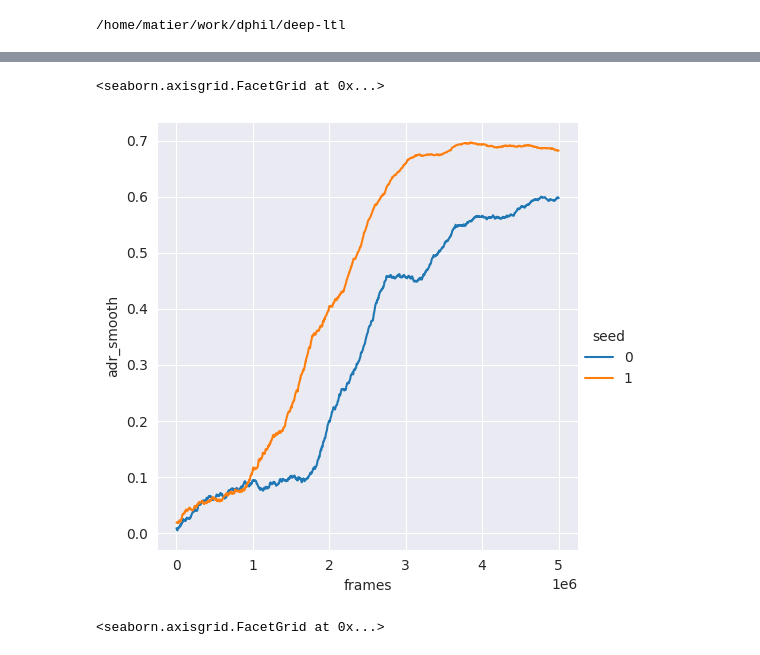
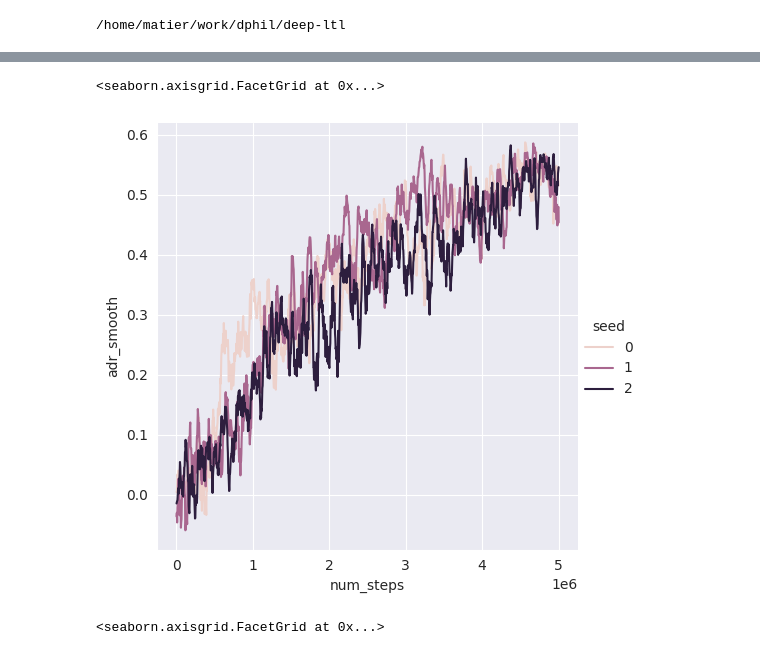
Before and after one commit to mattiagiuri/ltl_gnn, a Jupyter notebook: src/plot.ipynb, the cells around one changed output, grey strips where cells are left out. Cells and saved outputs as stored; diff of their text form; code cells hidden in the pictures.

```diff
--- a/src/plot.ipynb
+++ b/src/plot.ipynb
@@ -23,13 +23,13 @@ def process_logs(experiment, smooth_radius=100):
     for seed in seeds:
         df = pd.read_csv(f'{path}/{seed}/log.csv')
         df['alg'] = experiment
-        df['smooth'] = smooth(df['return_per_episode_mean'], smooth_radius)
+        df['return'] = df['return_per_episode_mean']
         df['seed'] = seed
-        for col in ['return_per_episode_mean', 'adr', 'arps']:
+        for col in ['return', 'adr', 'arps']:
             df[f'{col}_smooth'] = smooth(df[col], smooth_radius)
         dfs.append(df)
     return pd.concat(dfs)
 # %%
-exp = 'parserefactor'
+exp = 'single'
 df = process_logs(exp, smooth_radius=100)
 # %%
@@ -56,8 +44,8 @@ df
 # %%
-sns.relplot(df, x='frames', y='adr_smooth', kind='line', hue='seed')
+sns.relplot(df, x='num_steps', y='adr_smooth', kind='line', hue='seed')
 # %% [output]
 <seaborn.axisgrid.FacetGrid at 0x...>
-[figure, old version]
+[figure, new version]
 # %%
 sns.relplot(df[df['alg'] =='big_refactor0'], x='frames', y='num_frames_mean', kind='line', hue='alg')
 # %% [output]
```
Also changed, not shown: parts of 2 cells of this notebook, 6 other files.
